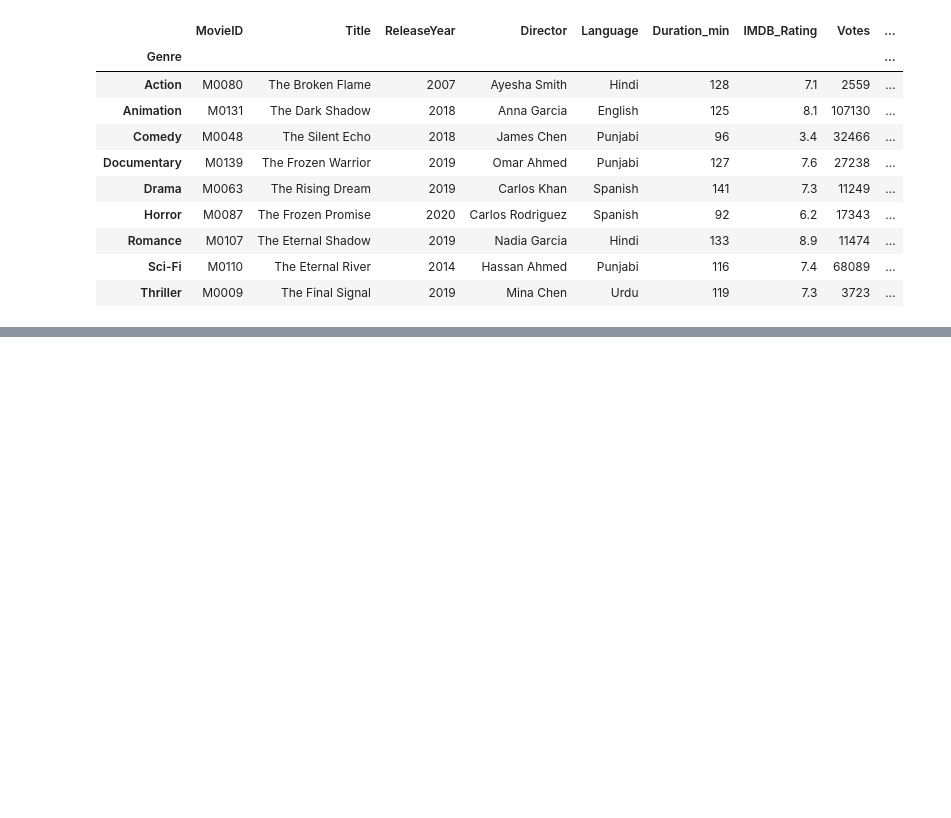
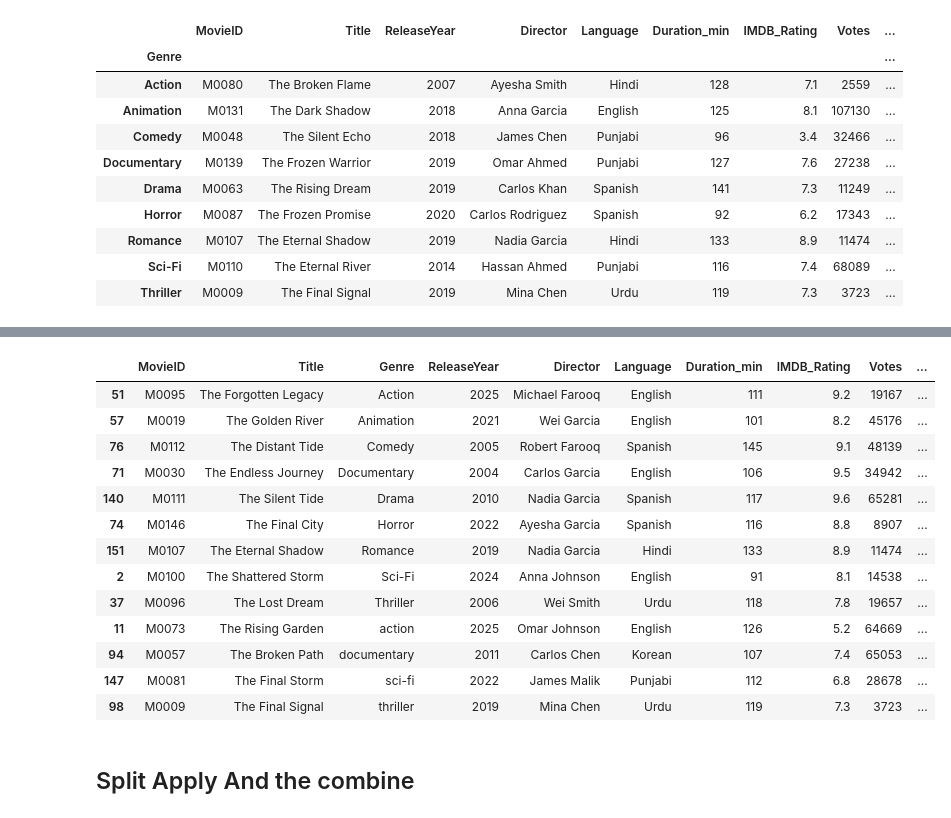
Before and after one commit to MuhammadNoman3405/Machine-Learning-Practice, a Jupyter notebook: Data Analysis With Python/Pandas/Group by.ipynb, the cells around one changed output, grey strips where cells are left out. Saved outputs shown, nothing was run; the diff lists cells and outputs as text; code cells hidden in the pictures; blank space fills up the shorter version.

```diff
--- a/Data Analysis With Python/Pandas/Group by.ipynb
+++ b/Data Analysis With Python/Pandas/Group by.ipynb
@@ -280,0 +542,18 @@ genre.last()
+# %%
+df=movies.loc[movies.groupby('Genre')['IMDB_Rating'].idxmax()]
+df
+# %% [output]
+|  | MovieID | Title | Genre | ReleaseYear | Director | Language | Duration_min | IMDB_Rating | Votes | ... |
+| 51 | M0095 | The Forgotten Legacy | Action | 2025 | Michael Farooq | English | 111 | 9.2 | 19167 | ... |
+| 57 | M0019 | The Golden River | Animation | 2021 | Wei Garcia | English | 101 | 8.2 | 45176 | ... |
+| 76 | M0112 | The Distant Tide | Comedy | 2005 | Robert Farooq | Spanish | 145 | 9.1 | 48139 | ... |
+| 71 | M0030 | The Endless Journey | Documentary | 2004 | Carlos Garcia | English | 106 | 9.5 | 34942 | ... |
+| 140 | M0111 | The Silent Tide | Drama | 2010 | Nadia Garcia | Spanish | 117 | 9.6 | 65281 | ... |
+| 74 | M0146 | The Final City | Horror | 2022 | Ayesha Garcia | Spanish | 116 | 8.8 | 8907 | ... |
+| 151 | M0107 | The Eternal Shadow | Romance | 2019 | Nadia Garcia | Hindi | 133 | 8.9 | 11474 | ... |
+| 2 | M0100 | The Shattered Storm | Sci-Fi | 2024 | Anna Johnson | English | 91 | 8.1 | 14538 | ... |
+| 37 | M0096 | The Lost Dream | Thriller | 2006 | Wei Smith | Urdu | 118 | 7.8 | 19657 | ... |
+| 11 | M0073 | The Rising Garden | action | 2025 | Omar Johnson | English | 126 | 5.2 | 64669 | ... |
+| 94 | M0057 | The Broken Path | documentary | 2011 | Carlos Chen | Korean | 107 | 7.4 | 65053 | ... |
+| 147 | M0081 | The Final Storm | sci-fi | 2022 | James Malik | Punjabi | 112 | 6.8 | 28678 | ... |
+| 98 | M0009 | The Final Signal | thriller | 2019 | Mina Chen | Urdu | 119 | 7.3 | 3723 | ... |
@@ -280,0 +562,2 @@ genre.last()
+# %% [markdown]
+## Split Apply And the combine
```
Also changed, not shown: parts of 38 cells of this notebook, 1 other file.
